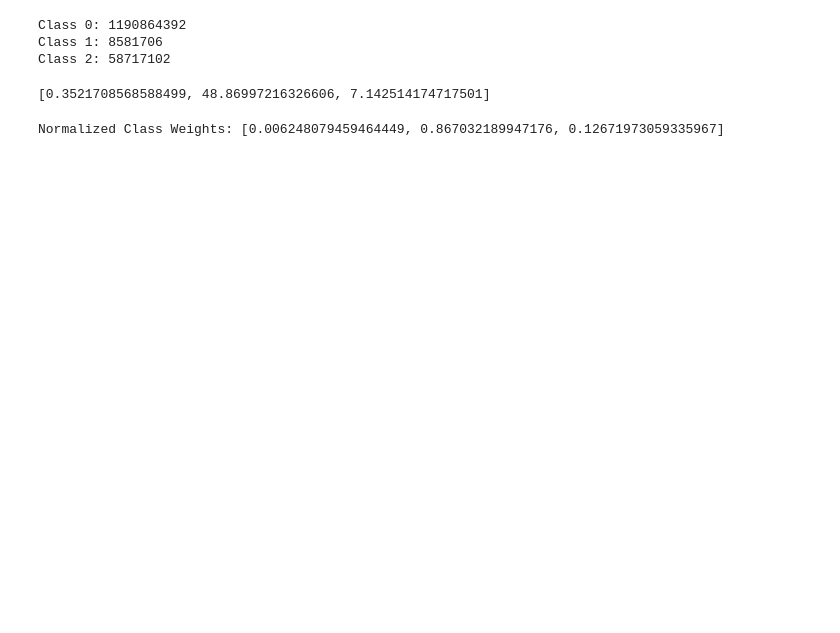
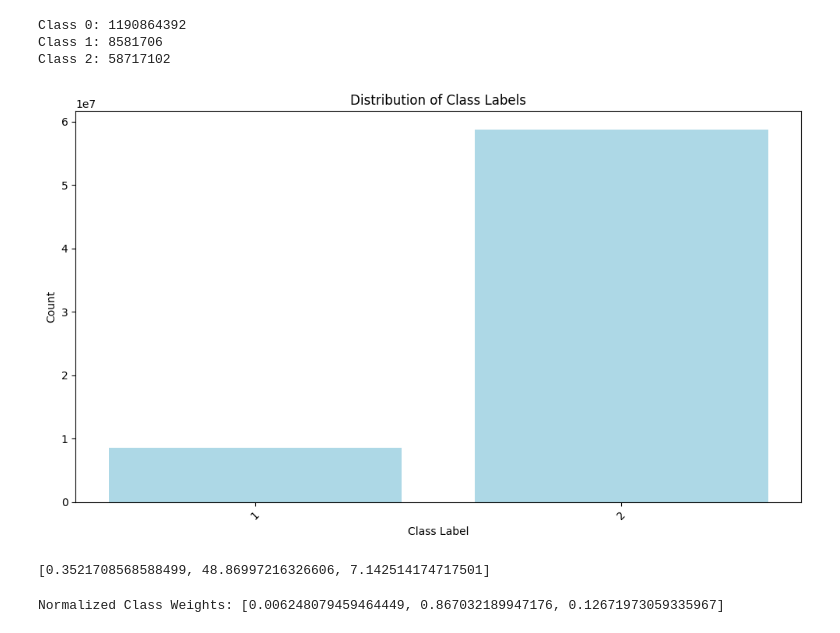
Before and after one commit to pervin0527/BKAI-IGH-NeoPolyp, a Jupyter notebook: notebook/class_weights.ipynb, the cells around one changed output. Saved outputs shown, nothing was run; the diff lists cells and outputs as text; code cells hidden in the pictures; blank space fills up the shorter version.

```diff
--- a/notebook/class_weights.ipynb
+++ b/notebook/class_weights.ipynb
@@ -56,6 +72,21 @@ for label, count in class_dist.items():
 Class 0: 1190864392
 Class 1: 8581706
 Class 2: 58717102
+# %%
+labels = list(class_dist.keys())[1:]
+counts = list(class_dist.values())[1:]
+
+
+plt.figure(figsize=(10, 6))
+plt.bar(labels, counts, color='lightblue')
+plt.xlabel('Class Label')
+plt.ylabel('Count')
+plt.title('Distribution of Class Labels')
+plt.xticks(labels, rotation=45)  # Set x-ticks to be the class labels
+plt.tight_layout()  # Adjust layout to fit labels
+plt.show()
+# %% [output]
+[figure, added]
 # %%
 total_samples = sum(class_dist.values())
 class_weights = [total_samples / (class_dist[i] * len(class_dist)) for i in range(len(class_dist))]
```
Also changed, not shown: parts of 2 cells of this notebook.
